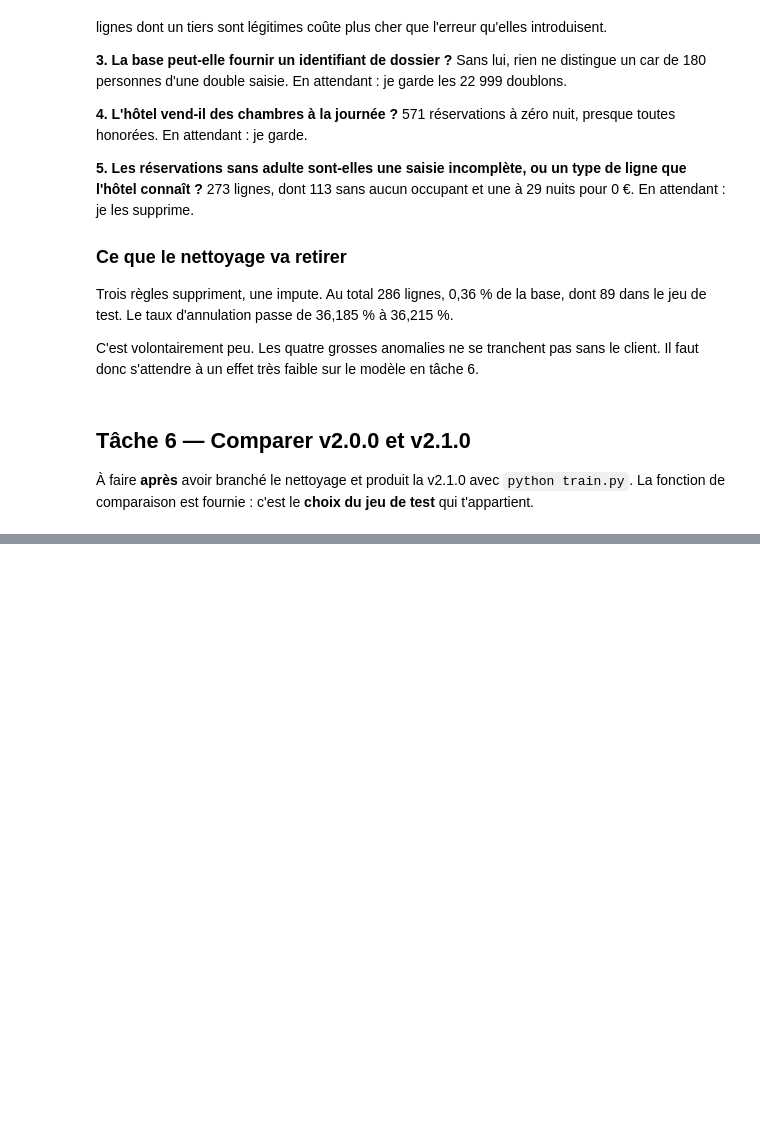
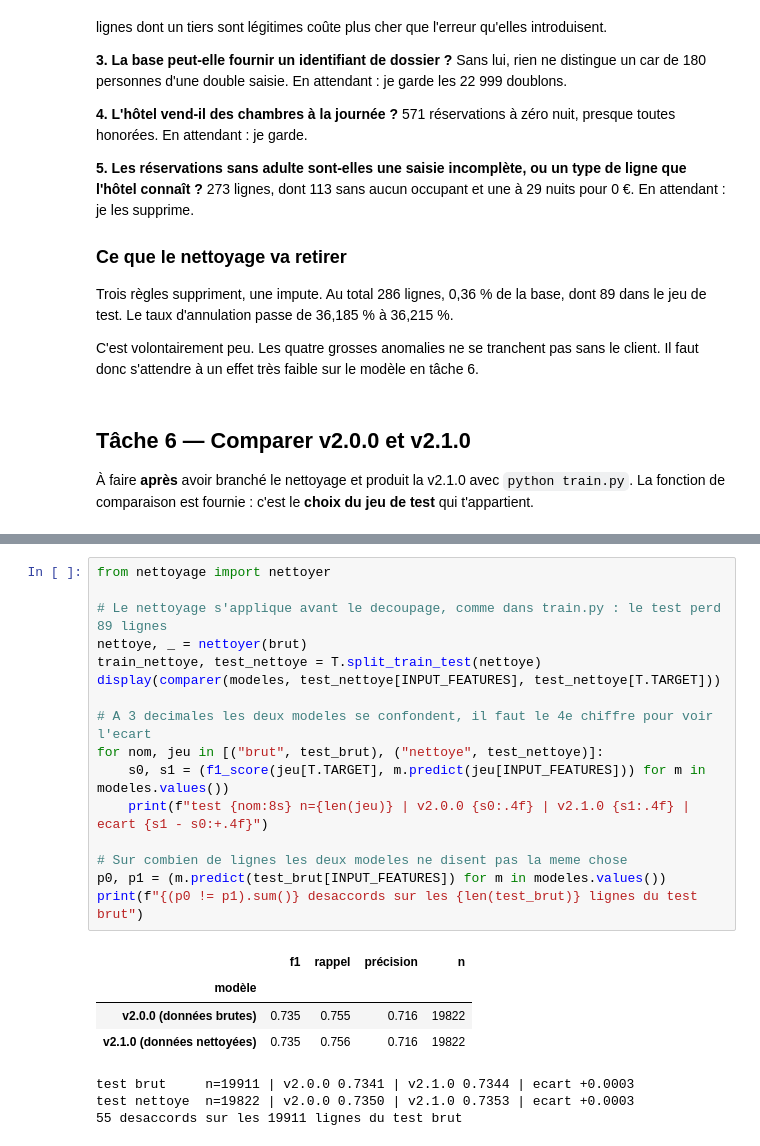
Before and after one commit to alexandre-berriau/Dev-IA-parcours-m2-b1-alexandre, a Jupyter notebook: notebooks/01_audit.ipynb, the cells around one changed output, grey strips where cells are left out. Saved outputs shown, nothing was run; the diff lists cells and outputs as text; blank space fills up the shorter version.

```diff
--- a/notebooks/01_audit.ipynb
+++ b/notebooks/01_audit.ipynb
@@ -308,0 +303,24 @@ comparer(modeles, test_brut[INPUT_FEATURES], test_brut[T.TARGET])
+# %%
+from nettoyage import nettoyer
+
+# Le nettoyage s'applique avant le decoupage, comme dans train.py : le test perd 89 lignes
+nettoye, _ = nettoyer(brut)
+train_nettoye, test_nettoye = T.split_train_test(nettoye)
+display(comparer(modeles, test_nettoye[INPUT_FEATURES], test_nettoye[T.TARGET]))
+
+# A 3 decimales les deux modeles se confondent, il faut le 4e chiffre pour voir l'ecart
+for nom, jeu in [("brut", test_brut), ("nettoye", test_nettoye)]:
+    s0, s1 = (f1_score(jeu[T.TARGET], m.predict(jeu[INPUT_FEATURES])) for m in modeles.values())
+    print(f"test {nom:8s} n={len(jeu)} | v2.0.0 {s0:.4f} | v2.1.0 {s1:.4f} | ecart {s1 - s0:+.4f}")
+
+# Sur combien de lignes les deux modeles ne disent pas la meme chose
+p0, p1 = (m.predict(test_brut[INPUT_FEATURES]) for m in modeles.values())
+print(f"{(p0 != p1).sum()} desaccords sur les {len(test_brut)} lignes du test brut")
+# %% [output]
+|  | f1 | rappel | précision | n |
+| modèle |  |  |  |  |
+| v2.0.0 (données brutes) | 0.735 | 0.755 | 0.716 | 19822 |
+| v2.1.0 (données nettoyées) | 0.735 | 0.756 | 0.716 | 19822 |
+test brut     n=19911 | v2.0.0 0.7341 | v2.1.0 0.7344 | ecart +0.0003
+test nettoye  n=19822 | v2.0.0 0.7350 | v2.1.0 0.7353 | ecart +0.0003
+55 desaccords sur les 19911 lignes du test brut
```
Also changed, not shown: parts of 5 cells of this notebook.
